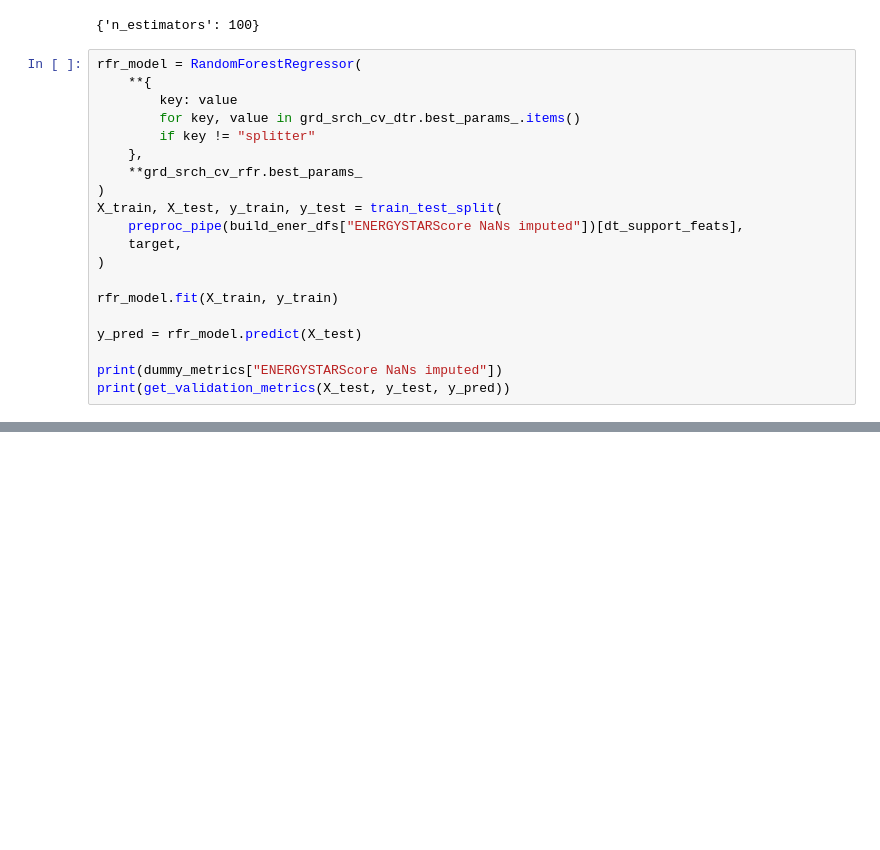
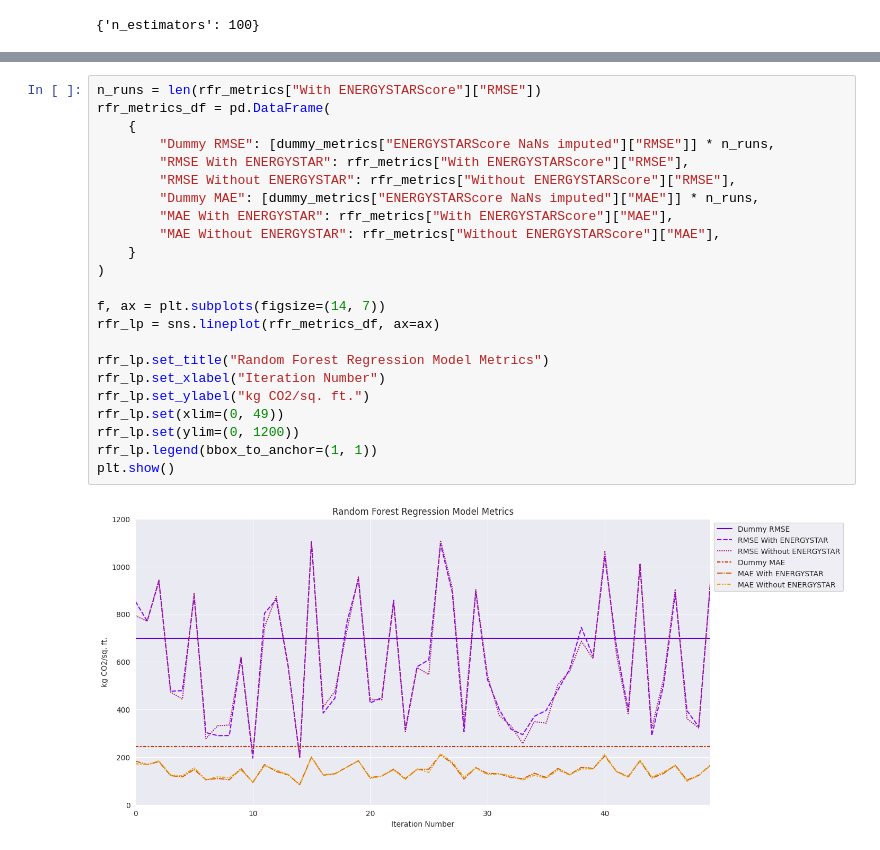
Before and after one commit to gabrielhermel/OC_DS_P4, a Jupyter notebook: Hermel_Gabriel_2_notebook_prediction_112022.ipynb, the cells around one changed output, grey strips where cells are left out. Saved outputs shown, nothing was run; the diff lists cells and outputs as text; blank space fills up the shorter version.

Commit message:
visualized rfr metrics

```diff
--- a/Hermel_Gabriel_2_notebook_prediction_112022.ipynb
+++ b/Hermel_Gabriel_2_notebook_prediction_112022.ipynb
@@ -643,23 +644,3 @@ else:
 display(grd_srch_cv_rfr.best_params_)
 # %% [output]
 {'n_estimators': 100}
-# %%
-rfr_model = RandomForestRegressor(
-    **{
-        key: value
-        for key, value in grd_srch_cv_dtr.best_params_.items()
-        if key != "splitter"
-    },
-    **grd_srch_cv_rfr.best_params_
-)
-X_train, X_test, y_train, y_test = train_test_split(
-    preproc_pipe(build_ener_dfs["ENERGYSTARScore NaNs imputed"])[dt_support_feats],
-    target,
-)
-
-rfr_model.fit(X_train, y_train)
-
-y_pred = rfr_model.predict(X_test)
-
-print(dummy_metrics["ENERGYSTARScore NaNs imputed"])
-print(get_validation_metrics(X_test, y_test, y_pred))
@@ -668,0 +695,25 @@ print(get_validation_metrics(X_test, y_test, y_pred))
+# %%
+n_runs = len(rfr_metrics["With ENERGYSTARScore"]["RMSE"])
+rfr_metrics_df = pd.DataFrame(
+    {
+        "Dummy RMSE": [dummy_metrics["ENERGYSTARScore NaNs imputed"]["RMSE"]] * n_runs,
+        "RMSE With ENERGYSTAR": rfr_metrics["With ENERGYSTARScore"]["RMSE"],
+        "RMSE Without ENERGYSTAR": rfr_metrics["Without ENERGYSTARScore"]["RMSE"],
+        "Dummy MAE": [dummy_metrics["ENERGYSTARScore NaNs imputed"]["MAE"]] * n_runs,
+        "MAE With ENERGYSTAR": rfr_metrics["With ENERGYSTARScore"]["MAE"],
+        "MAE Without ENERGYSTAR": rfr_metrics["Without ENERGYSTARScore"]["MAE"],
+    }
+)
+
+f, ax = plt.subplots(figsize=(14, 7))
+rfr_lp = sns.lineplot(rfr_metrics_df, ax=ax)
+
+rfr_lp.set_title("Random Forest Regression Model Metrics")
+rfr_lp.set_xlabel("Iteration Number")
+rfr_lp.set_ylabel("kg CO2/sq. ft.")
+rfr_lp.set(xlim=(0, 49))
+rfr_lp.set(ylim=(0, 1200))
+rfr_lp.legend(bbox_to_anchor=(1, 1))
+plt.show()
+# %% [output]
+[figure, added]
```
Also changed, not shown: parts of 3 cells of this notebook, 1 other file.
